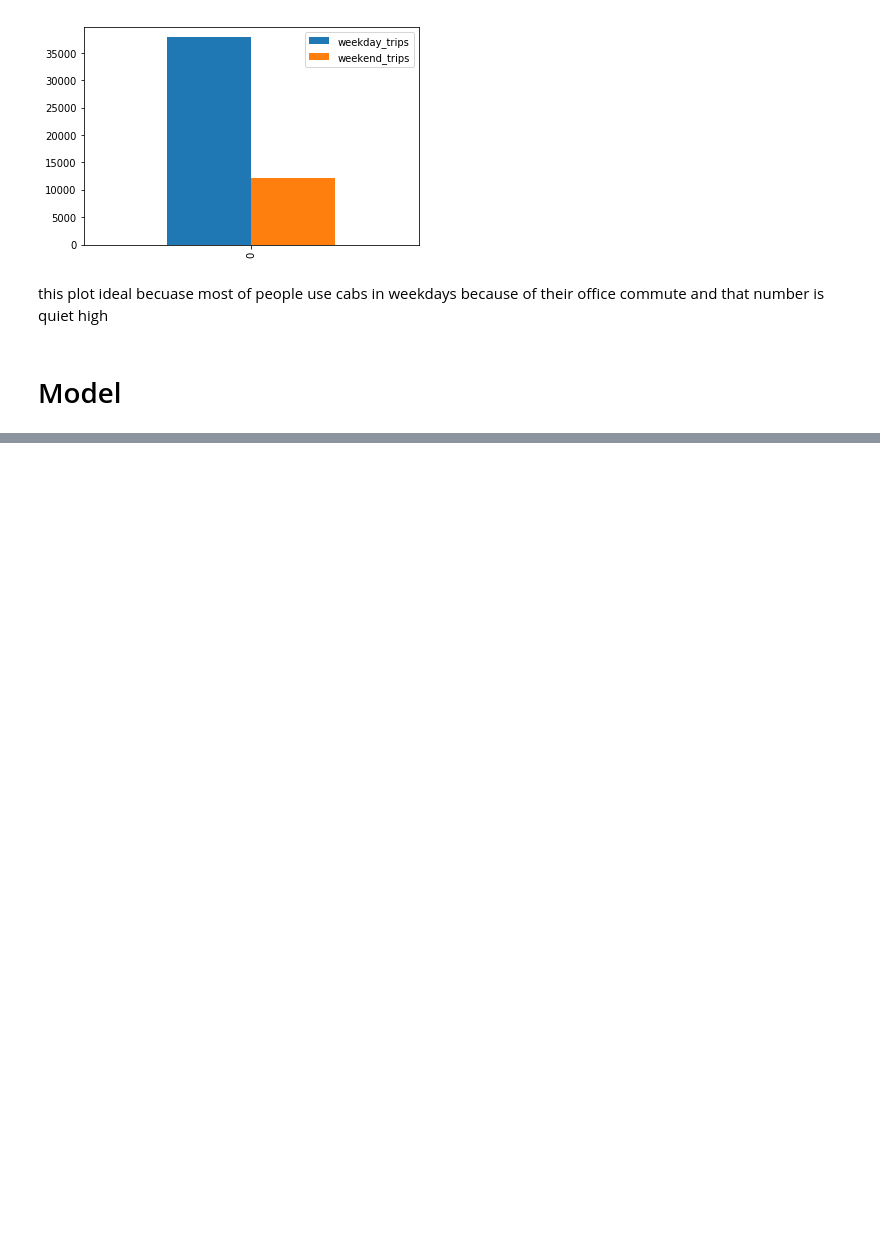
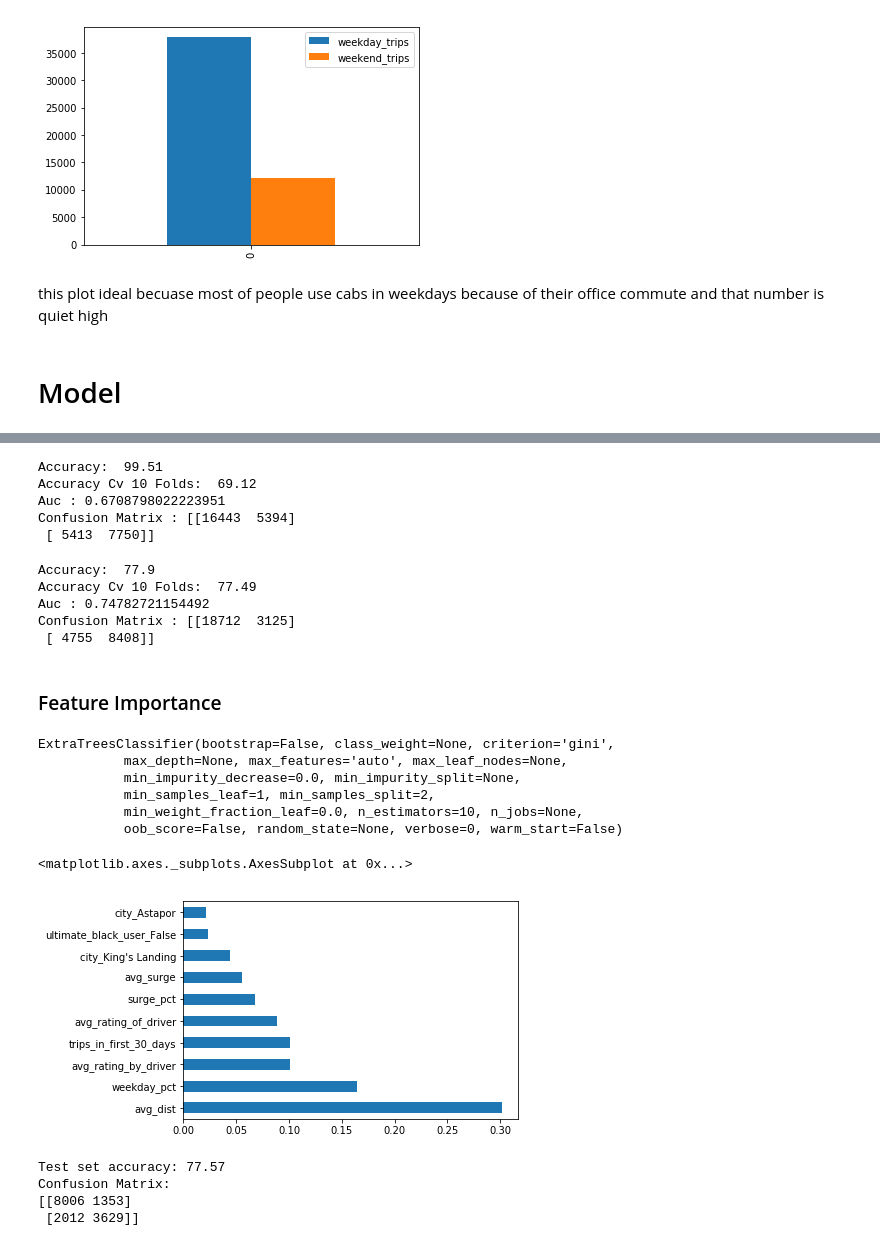
Before and after one commit to warriorgithub/datascience, a Jupyter notebook: projects/ultimate_challenge/Ultimate_Challange.ipynb, the cells around one changed output, grey strips where cells are left out. Drawn from its saved outputs; the diff is of its cells as text; code cells hidden in the pictures; blank space fills up the shorter version.

Commit message:
wrote model

```diff
--- a/projects/ultimate_challenge/Ultimate_Challange.ipynb
+++ b/projects/ultimate_challenge/Ultimate_Challange.ipynb
@@ -590,0 +664,73 @@ this plot ideal becuase most of people use cabs in weekdays because of their off
+# %%
+lr = DecisionTreeClassifier()
+lr.fit(X,y)
+lr_pred = cross_val_predict(DecisionTreeClassifier(),X,y,cv=10,n_jobs=-1)
+reg_score = round(lr.score(X,y)*100,2)
+reg_cv_score = round(accuracy_score(y,lr_pred)*100,2)
+false_positive_rate, true_positive_rate, thresholds = roc_curve(y,lr_pred)
+print('Accuracy: ', reg_score)
+print('Accuracy Cv 10 Folds: ', reg_cv_score)
+print('Auc :',auc(false_positive_rate, true_positive_rate))
+print('Confusion Matrix :',confusion_matrix(y, lr_pred))
+# %% [output]
+Accuracy:  99.51
+Accuracy Cv 10 Folds:  69.12
+Auc : 0.6708798022223951
+Confusion Matrix : [[16443  5394]
+ [ 5413  7750]]
+# %%
+lr = GradientBoostingClassifier()
+lr.fit(X,y)
+lr_pred = cross_val_predict(GradientBoostingClassifier(),X,y,cv=10,n_jobs=-1)
+reg_score = round(lr.score(X,y)*100,2)
+reg_cv_score = round(accuracy_score(y,lr_pred)*100,2)
+false_positive_rate, true_positive_rate, thresholds = roc_curve(y,lr_pred)
+print('Accuracy: ', reg_score)
+print('Accuracy Cv 10 Folds: ', reg_cv_score)
+print('Auc :',auc(false_positive_rate, true_positive_rate))
+print('Confusion Matrix :',confusion_matrix(y, lr_pred))
+# %% [output]
+Accuracy:  77.9
+Accuracy Cv 10 Folds:  77.49
+Auc : 0.74782721154492
+Confusion Matrix : [[18712  3125]
+ [ 4755  8408]]
+# %% [markdown]
+### Feature Importance
+# %%
+from sklearn.ensemble import ExtraTreesClassifier
+model = ExtraTreesClassifier()
+model.fit(X,y)
+# %% [output]
+ExtraTreesClassifier(bootstrap=False, class_weight=None, criterion='gini',
+           max_depth=None, max_features='auto', max_leaf_nodes=None,
+           min_impurity_decrease=0.0, min_impurity_split=None,
+           min_samples_leaf=1, min_samples_split=2,
+           min_weight_fraction_leaf=0.0, n_estimators=10, n_jobs=None,
+           oob_score=False, random_state=None, verbose=0, warm_start=False)
+# %%
+featureImp = pd.Series(model.feature_importances_,index=X.columns)
+# %%
+featureImp.nlargest(10).plot(kind='barh')
+# %% [output]
+<matplotlib.axes._subplots.AxesSubplot at 0x...>
+[figure, added]
+# %%
+# Train the model on the full training data and test on the test set
+final_clf = lr.fit(X, y)
+
+test_target = test['retained']
+test = test.drop('retained', axis=1)
+
+test_preds = final_clf.predict(test)
+
+
+
+print('Test set accuracy: {:.2f}\nConfusion Matrix:\n{}'\
+          .format(accuracy_score(test_target, test_preds)*100,
+                  confusion_matrix(test_target, test_preds)))
+# %% [output]
+Test set accuracy: 77.57
+Confusion Matrix:
+[[8006 1353]
+ [2012 3629]]
```
Also changed, not shown: parts of 8 cells of this notebook.
